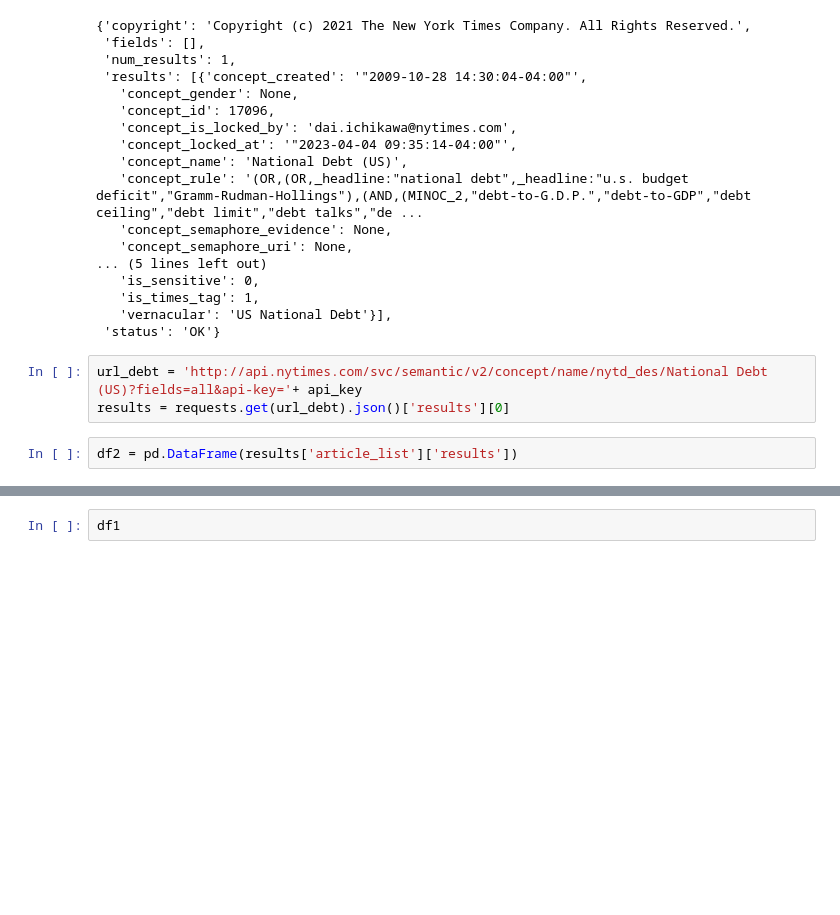
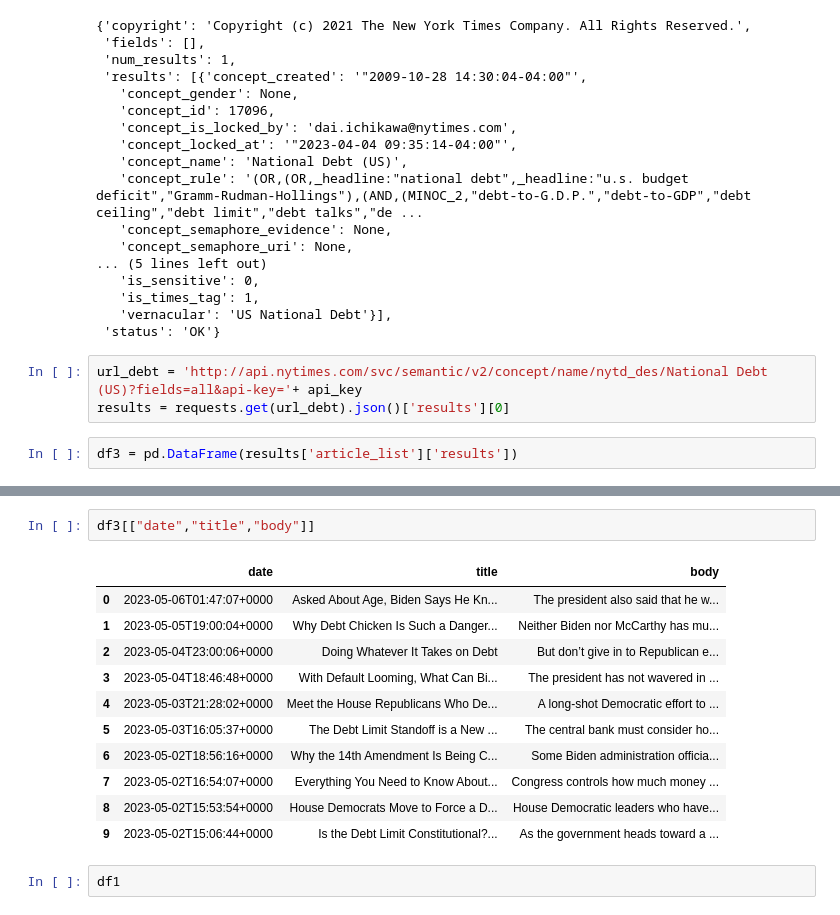
Before and after one commit to joyyuan89/FinAI, a Jupyter notebook: case_study/debt_ceiling/debt_ceiling_nyt.ipynb, the cells around one changed output, grey strips where cells are left out. Saved outputs shown, nothing was run; the diff lists cells and outputs as text; blank space fills up the shorter version.

```diff
--- a/case_study/debt_ceiling/debt_ceiling_nyt.ipynb
+++ b/case_study/debt_ceiling/debt_ceiling_nyt.ipynb
@@ -86,4 +86,4 @@ requests.get(url_concept).json()
 url_debt = 'http://api.nytimes.com/svc/semantic/v2/concept/name/nytd_des/National Debt (US)?fields=all&api-key='+ api_key
 results = requests.get(url_debt).json()['results'][0]
 # %%
-df2 = pd.DataFrame(results['article_list']['results'])
+df3 = pd.DataFrame(results['article_list']['results'])
@@ -90,3 +104,17 @@ df2 = pd.DataFrame(results['article_list']['results'])
+# %%
+df3[["date","title","body"]]
+# %% [output]
+|  | date | title | body |
+| 0 | 2023-05-06T01:47:07+0000 | Asked About Age, Biden Says He Kn... | The president also said that he w... |
+| 1 | 2023-05-05T19:00:04+0000 | Why Debt Chicken Is Such a Danger... | Neither Biden nor McCarthy has mu... |
+| 2 | 2023-05-04T23:00:06+0000 | Doing Whatever It Takes on Debt | But don’t give in to Republican e... |
+| 3 | 2023-05-04T18:46:48+0000 | With Default Looming, What Can Bi... | The president has not wavered in ... |
+| 4 | 2023-05-03T21:28:02+0000 | Meet the House Republicans Who De... | A long-shot Democratic effort to ... |
+| 5 | 2023-05-03T16:05:37+0000 | The Debt Limit Standoff is a New ... | The central bank must consider ho... |
+| 6 | 2023-05-02T18:56:16+0000 | Why the 14th Amendment Is Being C... | Some Biden administration officia... |
+| 7 | 2023-05-02T16:54:07+0000 | Everything You Need to Know About... | Congress controls how much money ... |
+| 8 | 2023-05-02T15:53:54+0000 | House Democrats Move to Force a D... | House Democratic leaders who have... |
+| 9 | 2023-05-02T15:06:44+0000 | Is the Debt Limit Constitutional?... | As the government heads toward a ... |
 # %%
 df1
 # %% [output]
```
Also changed, not shown: parts of 18 cells of this notebook.
